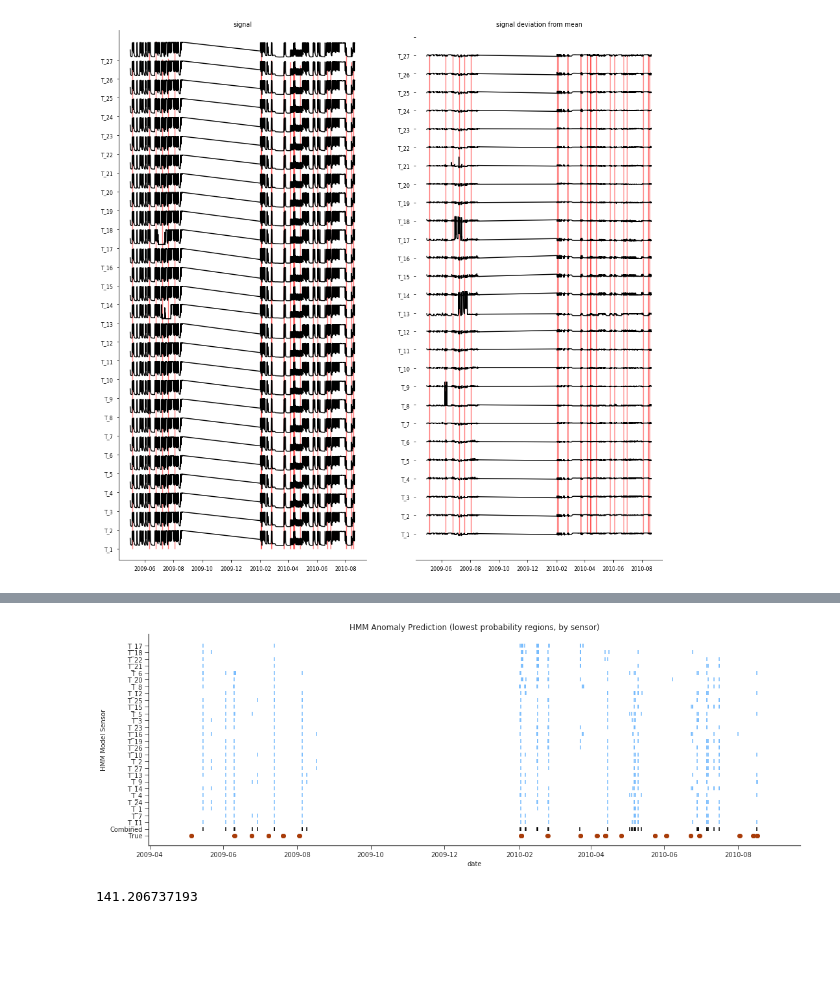
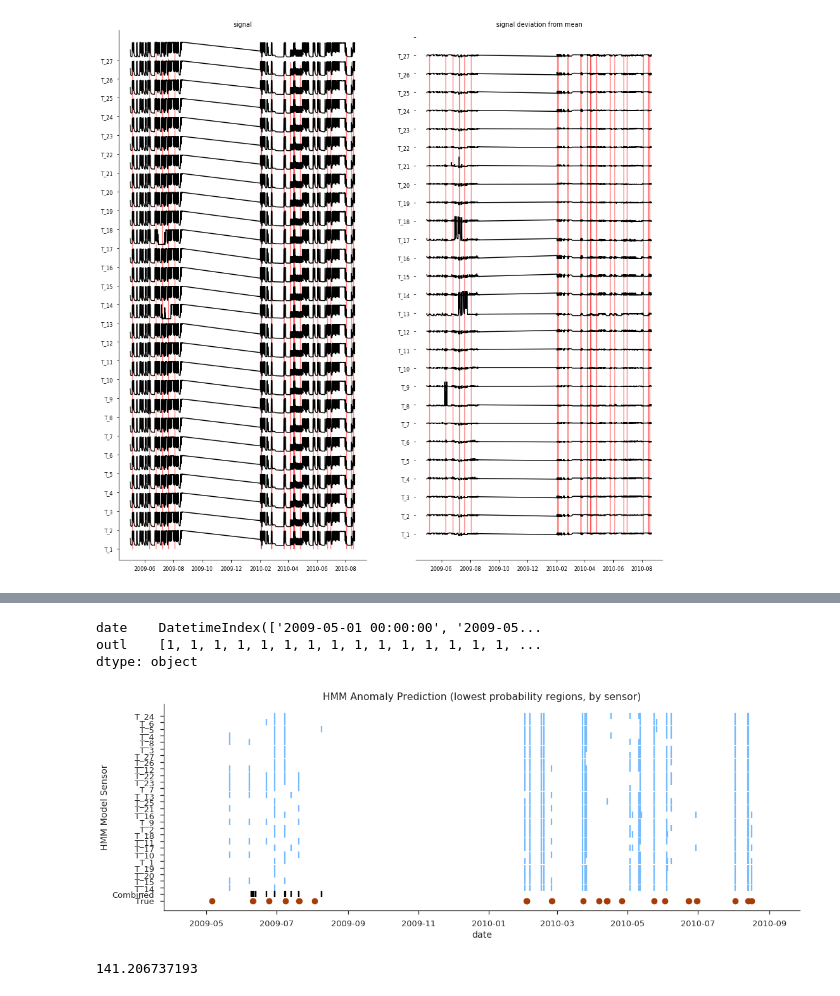
Before and after one commit to rtbs-dev/phm-feature-maker, a Jupyter notebook: tutorial.ipynb, the cells around one changed output, grey strips where cells are left out. Drawn from its saved outputs; the diff is of its cells as text; code cells hidden in the pictures; blank space fills up the shorter version.

```diff
--- a/tutorial.ipynb
+++ b/tutorial.ipynb
@@ -46,10 +52,16 @@ plt.savefig('./img/signal_plot.png')
 # %%
 # mod = hmm.RollingHMM(dfr.T_3, 3, target, anomaly_window='13h')
-# study.objective(np.array([[14.,3.]]))
+
 from hmm import RollingHMM
 import pickle
-with open(os.path.join(data_dir, 'results', 'o{:.1f}w{}s{}_optHMM.pkl'.format(343.3,8,3)), 'rb') as f:
+# instance = [8.3,16,4]
+# instance = [0.1, 34, 3]
+# instance = [0.1, 26, 6]
+# instance = [0.1, 34, 4]
+# instance = [0.0, 28, 3]
+instance = [20., 5, 3]
+with open(os.path.join(data_dir, 'results', 'opt{:.1f}_{}_{}_hmm.pkl'.format(*instance)), 'rb') as f:
     opt_hmm = pickle.load(f)
 
-# with open(os.path.join(data_dir, 'results', 'o{:.1f}w{}s{}_optHMM.pkl'.format(1363.5,48,10)), 'rb') as f:
+# with open(os.path.join(data_dir, 'results', 'o{:.1f}w{}s{}_optHMM.pkl'.format(*instance)), 'rb') as f:
 #     opt_hmm = pickle.load(f)
@@ -56,7 +94,8 @@ with open(os.path.join(data_dir, 'results', 'o{:.1f}w{}s{}_optHMM.pkl'.format(34
 # %%
 # plt.plot()
 # plt.plot()
-sensor='T_11'
+sensor=fscore_df.idxmax()
+# sensor=fscore_df.idxmin()
 n = study.dfr[sensor].shape[0]
 
 pred = pd.DataFrame(data={'true' : study.dfr[sensor].iloc[:n],
@@ -79,8 +118,8 @@ fg = sns.FacetGrid(data=pred, hue='state', aspect=4.)
 fg.map(plt.plot, 'date_time', 'true', marker='.', ls='').add_legend()
 plt.gca().set_title(f"HMM State assignment, sensor {sensor}")
 # ax2=plt.gca().twinx()
-sense_like = MinMaxScaler(feature_range=(.1,.14)).fit_transform(opt_hmm[sensor].like().values.reshape(-1,1))
-plt.plot(pred.date_time, sense_like, color='r', alpha=.2, zorder=0)
+# sense_like = MinMaxScaler(feature_range=(.1,.14)).fit_transform(opt_hmm[sensor].like().values.reshape(-1,1))
+# plt.plot(pred.date_time, sense_like, color='r', alpha=.2, zorder=0)
 # sns.despine()
 plt.savefig('./img/true_hmm_state.png')
 
@@ -155,37 +173,50 @@ Length: 1863, dtype: float64
+# %%
+outl
+# %% [output]
+date    DatetimeIndex(['2009-05-01 00:00:00', '2009-05...
+outl    [1, 1, 1, 1, 1, 1, 1, 1, 1, 1, 1, 1, 1, 1, 1, ...
+dtype: object
 # %%
+from sklearn.covariance import EllipticEnvelope
 with sns.axes_style('ticks'):
 
     plt.figure(figsize=(18,6))
     ref = study.target[study.target.rolling('8h').max()==1]
     plt.scatter(ref.index, ref.shape[0]*[-2], clip_on=False, color='xkcd:rust')
 
-    norm = df.sum(axis=1)
-    min_idx = np.argpartition(norm, ref.shape[0])[:ref.shape[0]]
-    plt.scatter(norm.iloc[min_idx].index, norm.iloc[min_idx].shape[0]*[-1], clip_on=False, color='k', marker='|')
+    outl_frac = study.target.sum()/study.target.shape[0]
+    ee = EllipticEnvelope(contamination=outl_frac).fit(df.values)
+    outl = ee.predict(df.values)
 
-    def get_target(hmm_ob, roll=False):
-        target = pd.Series(index=hmm_ob.target.index, data=0)
-        target[np.isin(hmm_ob.target.index, hmm_ob.unsupervised_anom().index)] = 1
+    outl = pd.Series(data=outl, index=study.dfr.index)
+    outl = outl.map({-1:1, 1:0})
+#     norm = df.sum(axis=1)
+#     min_idx = np.argpartition(norm, ref.shape[0])[:ref.shape[0]]
+    plt.scatter(outl[outl==1].index, outl[outl==1].shape[0]*[-1], clip_on=False, color='k', marker='|')
 
-        if roll:
-            target = target.rolling('8h').max()
-        return target
+#     def get_target(hmm_ob, roll=False):
+#         target = pd.Series(index=hmm_ob.target.index, data=0)
+#         target[np.isin(hmm_ob.target.index, hmm_ob.unsupervised_anom().index)] = 1
 
-    for n, (name,err) in enumerate(rmse_df.iteritems()):
-    #     t = opt_hmm[name].unsupervised_anom()
-        t = get_target(opt_hmm[name], roll=False)
+#         if roll:
+#             target = target.rolling('8h').max()
+#         return target
+
+    for n, (name,err) in enumerate(fscore_df.iteritems()):
+        t = opt_hmm[name].unsupervised_anom()
+#         t = get_target(opt_hmm[name], roll=False)
 
     #     print( t.shape[0]*[n])
         plt.scatter(t[t==1].index,t[t==1].shape[0]*[n], color='xkcd:sky blue', marker='|')
 
-    plt.yticks(range(-2, 27, 1), ['True', 'Combined']+rmse_df.index.tolist());
+    plt.yticks(range(-2, 27, 1), ['True', 'Combined']+fscore_df.index.tolist());
     plt.ylabel('HMM Model Sensor')
     plt.xlabel('date')
     plt.title('HMM Anomaly Prediction (lowest probability regions, by sensor)')
     sns.despine()
 plt.savefig('./img/unsupervised.png')
 # %% [output]
-[figure, old version]
+[figure, new version]
 # %%
 mod = opt_hmm['T_11']
 
```
Also changed, not shown: parts of 12 cells of this notebook, 9 other files.
